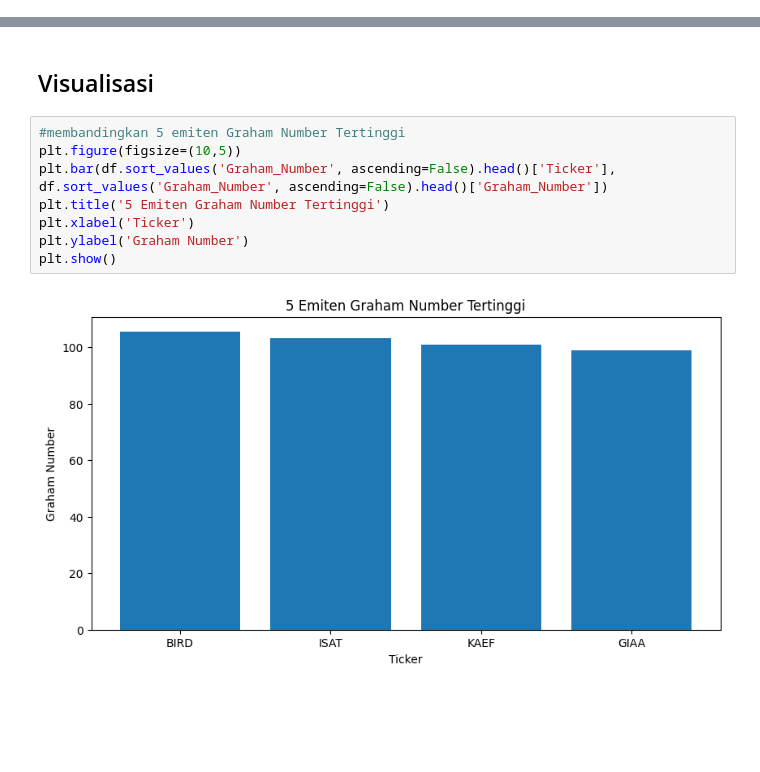
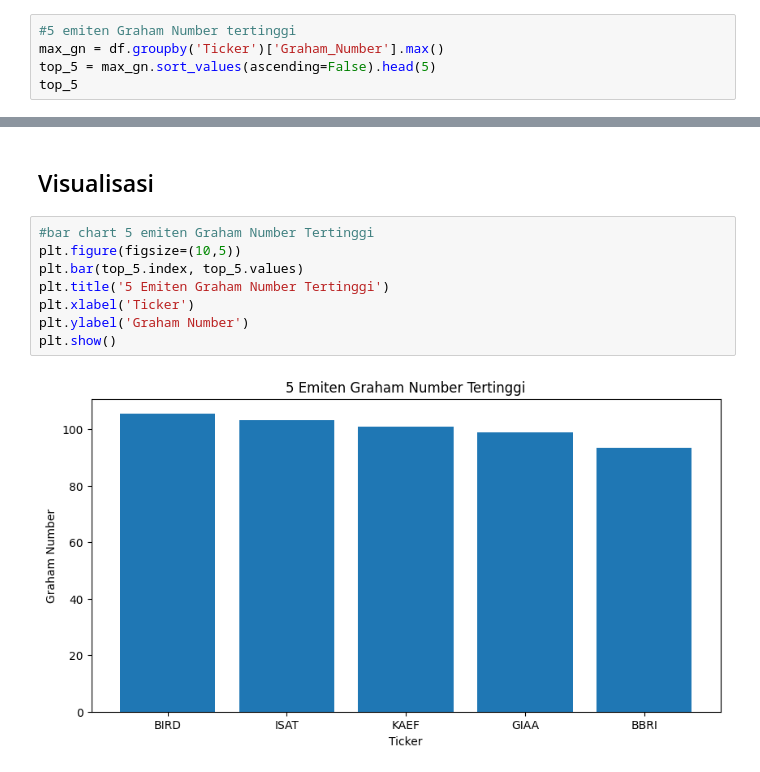
Before and after one commit to gigihArmy/hissa_tes_teknis, a Jupyter notebook: hissa_tes_teknis.ipynb, the cells around one changed output, grey strips where cells are left out. Saved outputs shown, nothing was run; the diff lists cells and outputs as text; blank space fills up the shorter version.

```diff
--- a/hissa_tes_teknis.ipynb
+++ b/hissa_tes_teknis.ipynb
@@ -136,3 +144,8 @@ df.head()
 | 2 | 2 | 2026-01-03 | ISAT | -5.276377 | 56.798820 | 0.000000 |
 | 3 | 3 | 2026-01-04 | ISAT | 8.261783 | 54.218472 | 100.392620 |
 | 4 | 4 | 2026-01-05 | BBRI | 4.661040 | 63.806738 | 81.802382 |
+# %%
+#5 emiten Graham Number tertinggi
+max_gn = df.groupby('Ticker')['Graham_Number'].max()
+top_5 = max_gn.sort_values(ascending=False).head(5)
+top_5
@@ -139,12 +161,12 @@ df.head()
 # %% [markdown]
 ## Visualisasi
 # %%
-#membandingkan 5 emiten Graham Number Tertinggi
+#bar chart 5 emiten Graham Number Tertinggi
 plt.figure(figsize=(10,5))
-plt.bar(df.sort_values('Graham_Number', ascending=False).head()['Ticker'], df.sort_values('Graham_Number', ascending=False).head()['Graham_Number'])
+plt.bar(top_5.index, top_5.values)
 plt.title('5 Emiten Graham Number Tertinggi')
 plt.xlabel('Ticker')
 plt.ylabel('Graham Number')
 plt.show()
 # %% [output]
-[figure, old version]
+[figure, new version]
```
Also changed, not shown: parts of 4 cells of this notebook.
